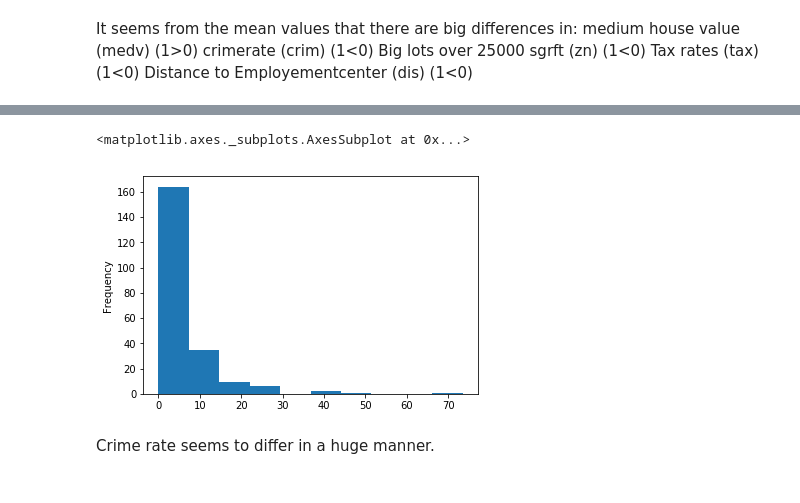
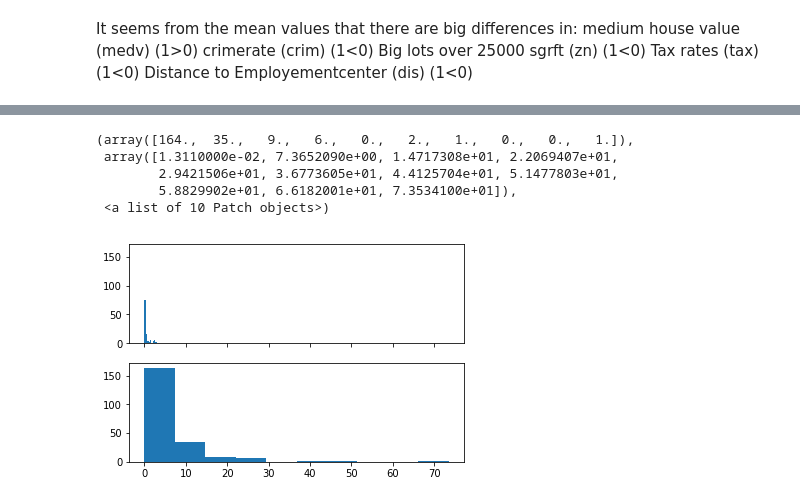
Before and after one commit to Pietrassyk/dsc-project-eda-with-pandas-nyc-ds-career-042219, a Jupyter notebook: index.ipynb, the cells around one changed output, grey strips where cells are left out. Drawn from its saved outputs; the diff is of its cells as text; code cells hidden in the pictures.

```diff
--- a/index.ipynb
+++ b/index.ipynb
@@ -240,7 +197,11 @@ teacher_low_df.crim.plot.hist()
-# %%
-teacher_high_df.crim.plot.hist()
-# %% [output]
-<matplotlib.axes._subplots.AxesSubplot at 0x...>
-[figure, removed]
-# %% [markdown]
-Crime rate seems to differ in a huge manner.
+# %%
+fig, (ax1, ax2) = plt.subplots(2, 1, sharex=True, sharey=True)
+ax1.hist(teacher_low_df.crim, bins = 10)
+ax2.hist(teacher_high_df.crim, bins = 10)
+# %% [output]
+(array([164.,  35.,   9.,   6.,   0.,   2.,   1.,   0.,   0.,   1.]),
+ array([1.3110000e-02, 7.3652090e+00, 1.4717308e+01, 2.2069407e+01,
+        2.9421506e+01, 3.6773605e+01, 4.4125704e+01, 5.1477803e+01,
+        5.8829902e+01, 6.6182001e+01, 7.3534100e+01]),
+ <a list of 10 Patch objects>)
+[figure, added]
```
Also changed, not shown: parts of 12 cells of this notebook.
